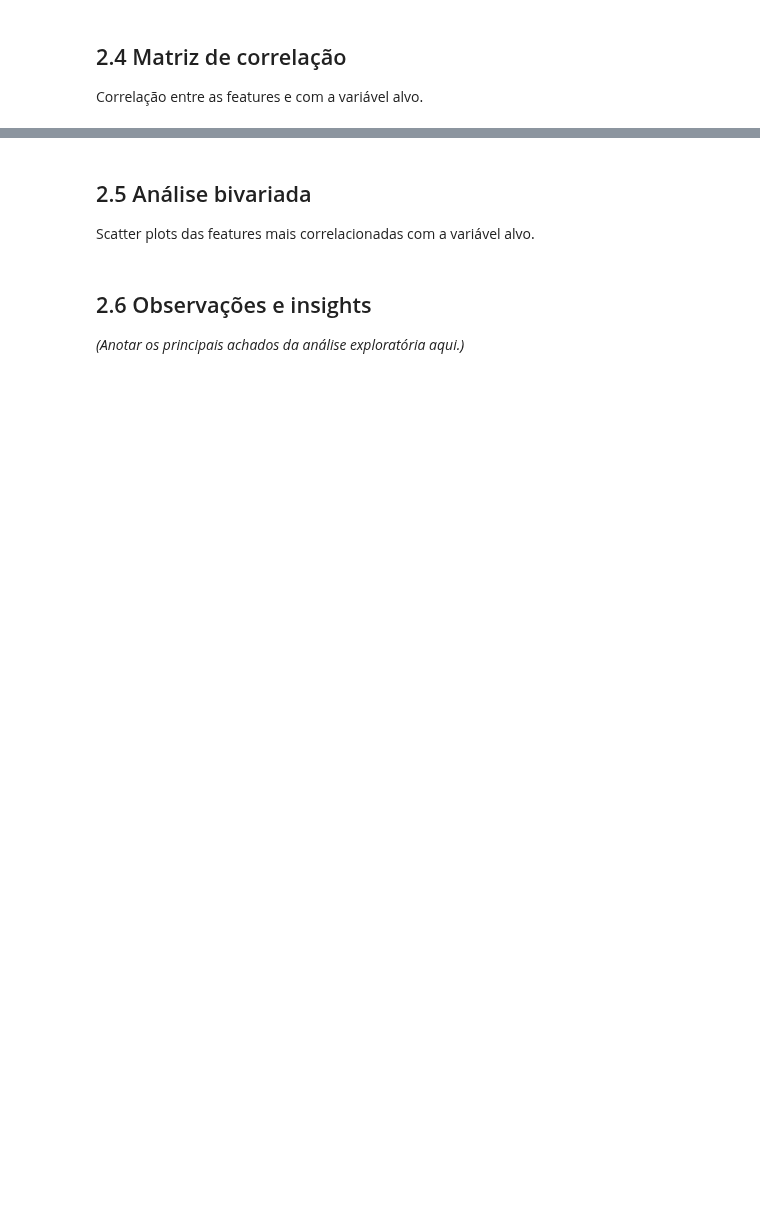
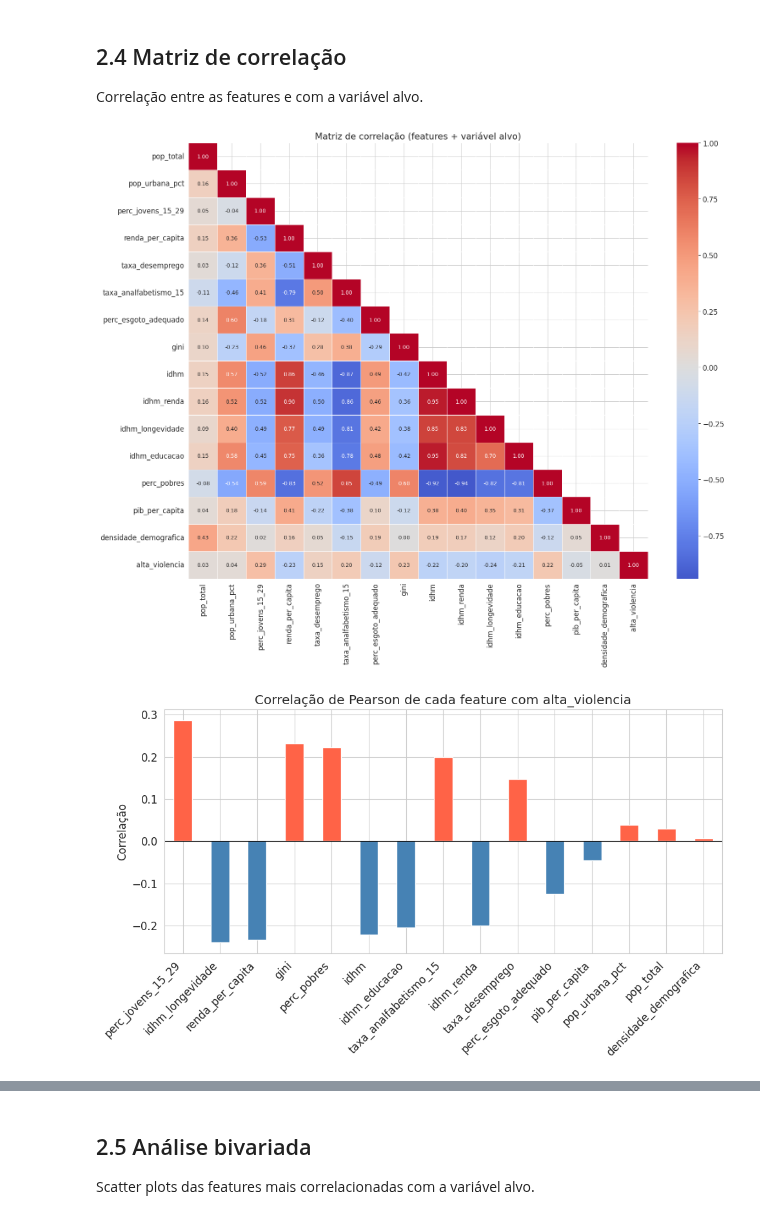
Before and after one commit to gabriel-ngrs/socio_violence_predictor, a Jupyter notebook: notebooks/02_analise_exploratoria.ipynb, the cells around one changed output, grey strips where cells are left out. Drawn from its saved outputs; the diff is of its cells as text; code cells hidden in the pictures; blank space fills up the shorter version.

```diff
--- a/notebooks/02_analise_exploratoria.ipynb
+++ b/notebooks/02_analise_exploratoria.ipynb
@@ -55,0 +179,34 @@ Correlação entre as features e com a variável alvo.
+# %%
+# Heatmap de correlação entre features + alvo
+corr = df[FEATURES + [TARGET]].corr()
+
+fig, ax = plt.subplots(figsize=(16, 13))
+mask = np.triu(np.ones_like(corr, dtype=bool), k=1)
+sns.heatmap(
+    corr, mask=mask, annot=True, fmt='.2f', cmap='coolwarm',
+    center=0, linewidths=0.5, ax=ax,
+    annot_kws={'size': 9},
+)
+ax.set_title('Matriz de correlação (features + variável alvo)', fontsize=15)
+plt.tight_layout()
+plt.savefig(FIGURES_DIR / '02_matriz_correlacao.png', dpi=150, bbox_inches='tight')
+plt.show()
+
+# Correlação de cada feature com a variável alvo (ordenada)
+corr_target = corr[TARGET].drop(TARGET).sort_values(key=abs, ascending=False)
+fig, ax = plt.subplots(figsize=(10, 6))
+colors = ['tomato' if v > 0 else 'steelblue' for v in corr_target]
+corr_target.plot(kind='bar', color=colors, ax=ax)
+ax.axhline(0, color='black', linewidth=0.8)
+ax.set_title('Correlação de Pearson de cada feature com alta_violencia')
+ax.set_ylabel('Correlação')
+ax.set_xticklabels(corr_target.index, rotation=45, ha='right')
+plt.tight_layout()
+plt.savefig(FIGURES_DIR / '02_correlacao_com_alvo.png', dpi=150, bbox_inches='tight')
+plt.show()
+
+print("Top features por correlação absoluta com a variável alvo:")
+print(corr_target.abs().sort_values(ascending=False).to_string())
+# %% [output]
+[figure, added]
+[figure, added]
@@ -62,4 +232,0 @@ Scatter plots das features mais correlacionadas com a variável alvo.
-# %% [markdown]
-## 2.6 Observações e insights
-
-*(Anotar os principais achados da análise exploratória aqui.)*
```
Also changed, not shown: parts of 14 cells of this notebook, 1 other file.
